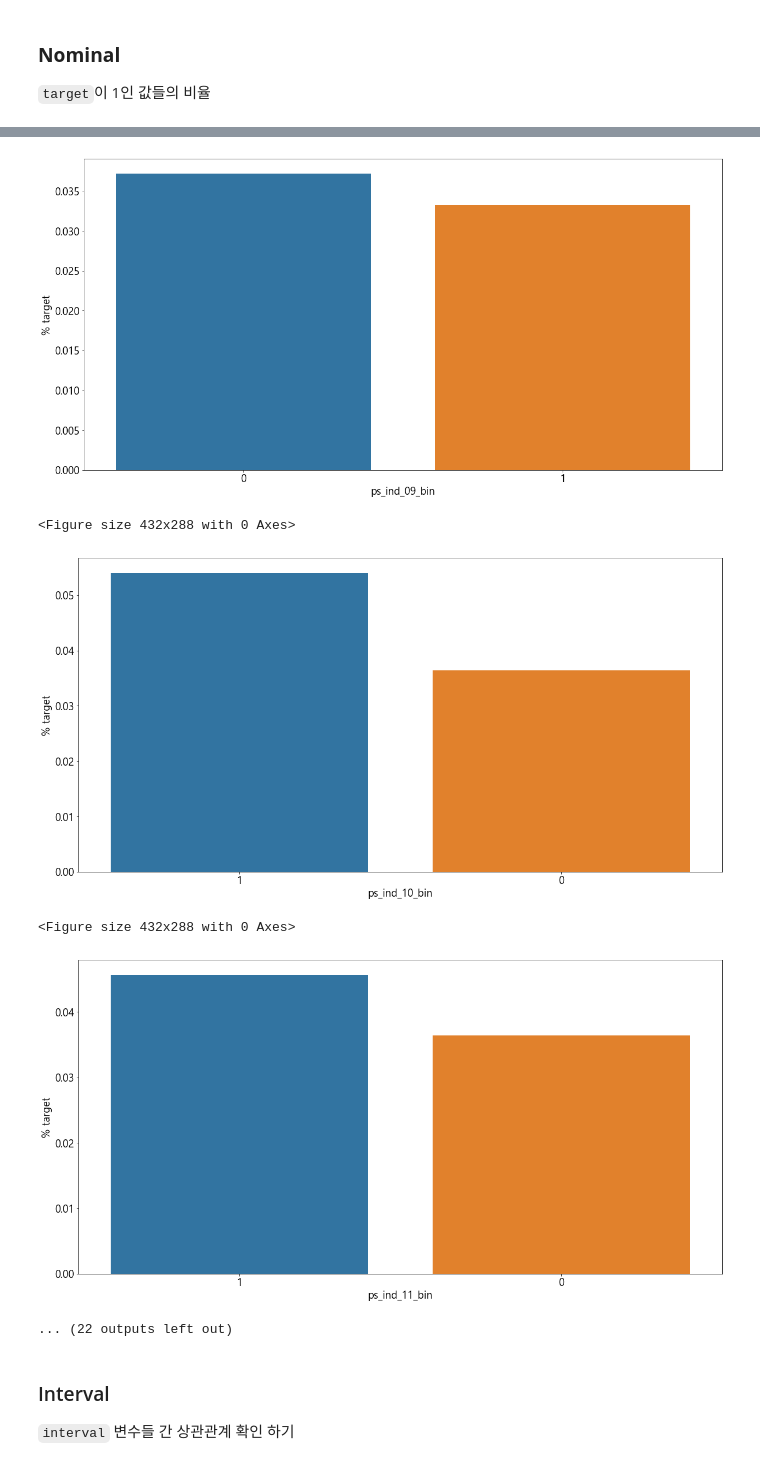
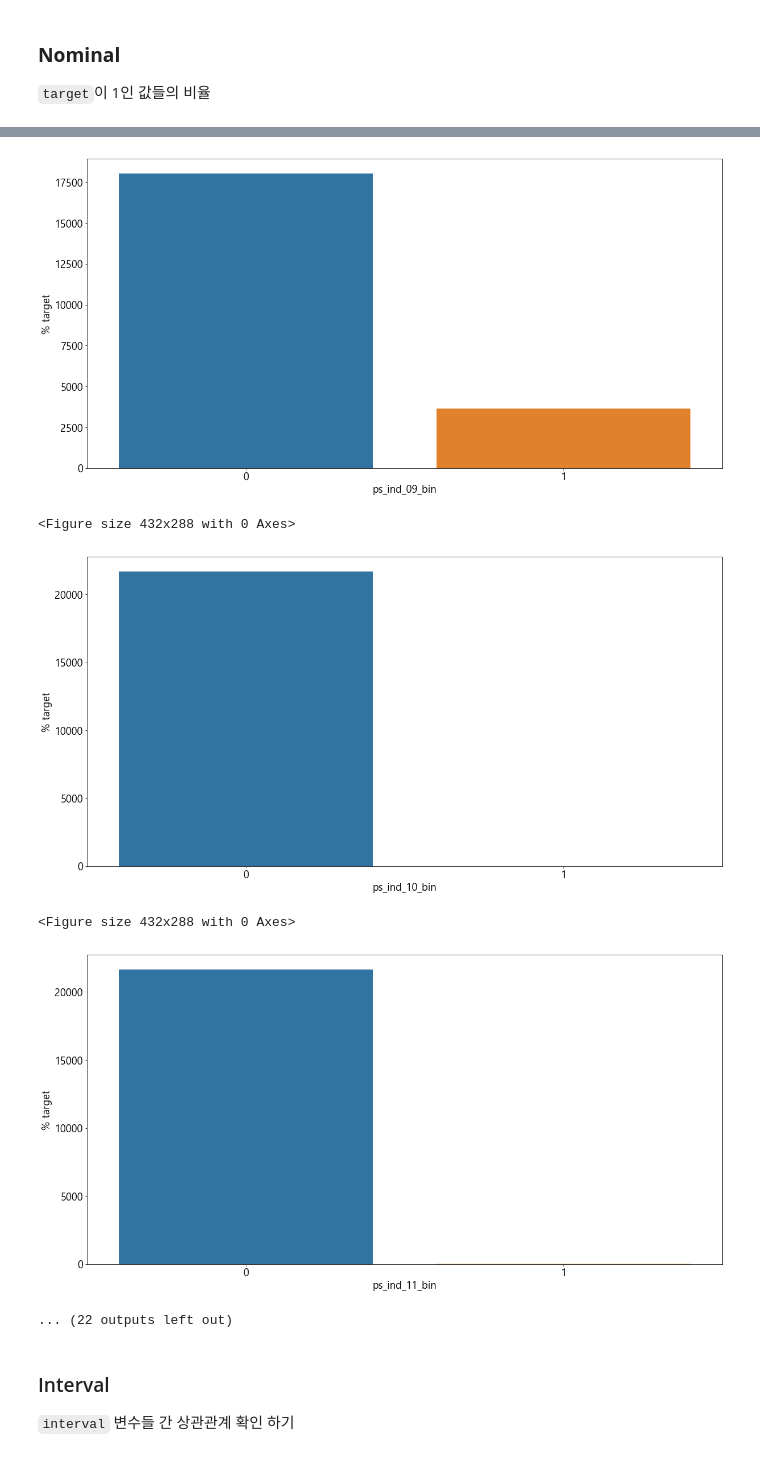
Before and after one commit to hodurie/Kaggle_Challenge, a Jupyter notebook: Porto Seguro/Porto Seguro.ipynb, the cells around one changed output, grey strips where cells are left out. Cells and saved outputs as stored; diff of their text form; code cells hidden in the pictures.

```diff
--- a/Porto Seguro/Porto Seguro.ipynb
+++ b/Porto Seguro/Porto Seguro.ipynb
@@ -431,15 +448,12 @@ vars_ordinal = [v for v in vars_with_missing if meta.loc[v,'level'] == 'ordinal'
 # %%
-# nominal
 for v in vars_nominal:
-    train['v'] = mode_imp.fit_transform(train[[v]]).ravel() # imputer의 기본 값은 2D이기에 1D 값을 얻을 땐 ravel()을 써준다.
+    train[v] = mode_imp.fit_transform(train[[v]]).ravel()
+# %%
+for v in vars_ordinal:
+    train[v] = mode_imp.fit_transform(train[[v]]).ravel()
 # %%
-# interval
 for v in vars_interval:
-    train['v'] = mean_imp.fit_transform(train[[v]]).ravel() # single일 경우 [[변수]]와 같이 사용해준다.
+    train[v] = mean_imp.fit_transform(train[[v]]).ravel()
-# %%
-# ordinal
-for v in vars_ordinal:
-    train['v'] = mode_imp.fit_transform(train[[v]]).ravel()
 # %% [markdown]
 ### 범주 개수 파악
 # %%
@@ -606,4 +634,4 @@ make_plot(datatype = 'nominal', percent = False)
 # %%
-make_plot(datatype = 'binary')
+make_plot(datatype = 'binary', percent = False)
 # %% [output]
 <Figure size 432x288 with 0 Axes>
@@ -615,9 +643,9 @@ make_plot(datatype = 'binary')
 <Figure size 432x288 with 0 Axes>
-[figure, old version]
+[figure, new version]
 <Figure size 432x288 with 0 Axes>
-[figure, old version]
+[figure, new version]
 <Figure size 432x288 with 0 Axes>
-[figure, old version]
+[figure, new version]
 ... (22 outputs left out)
 # %% [markdown]
 ### Interval
```
Also changed, not shown: parts of 42 cells of this notebook.
